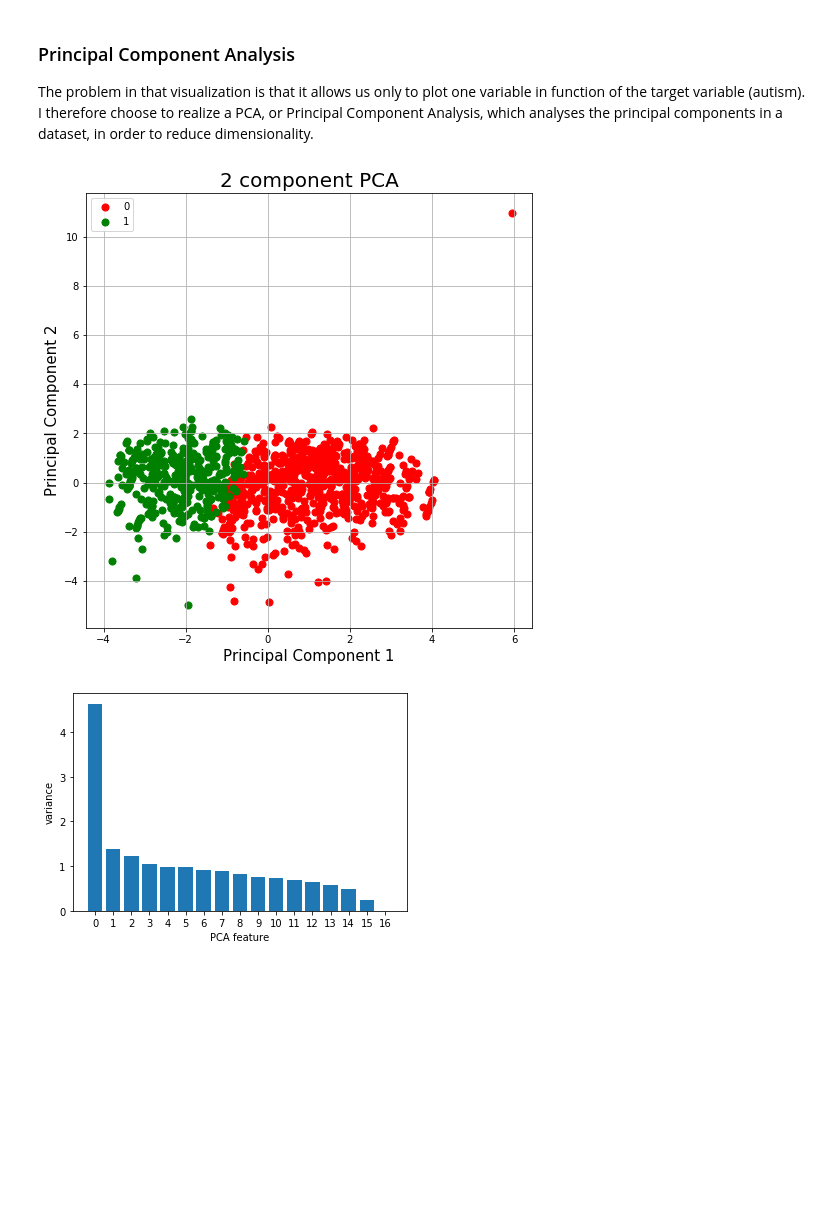
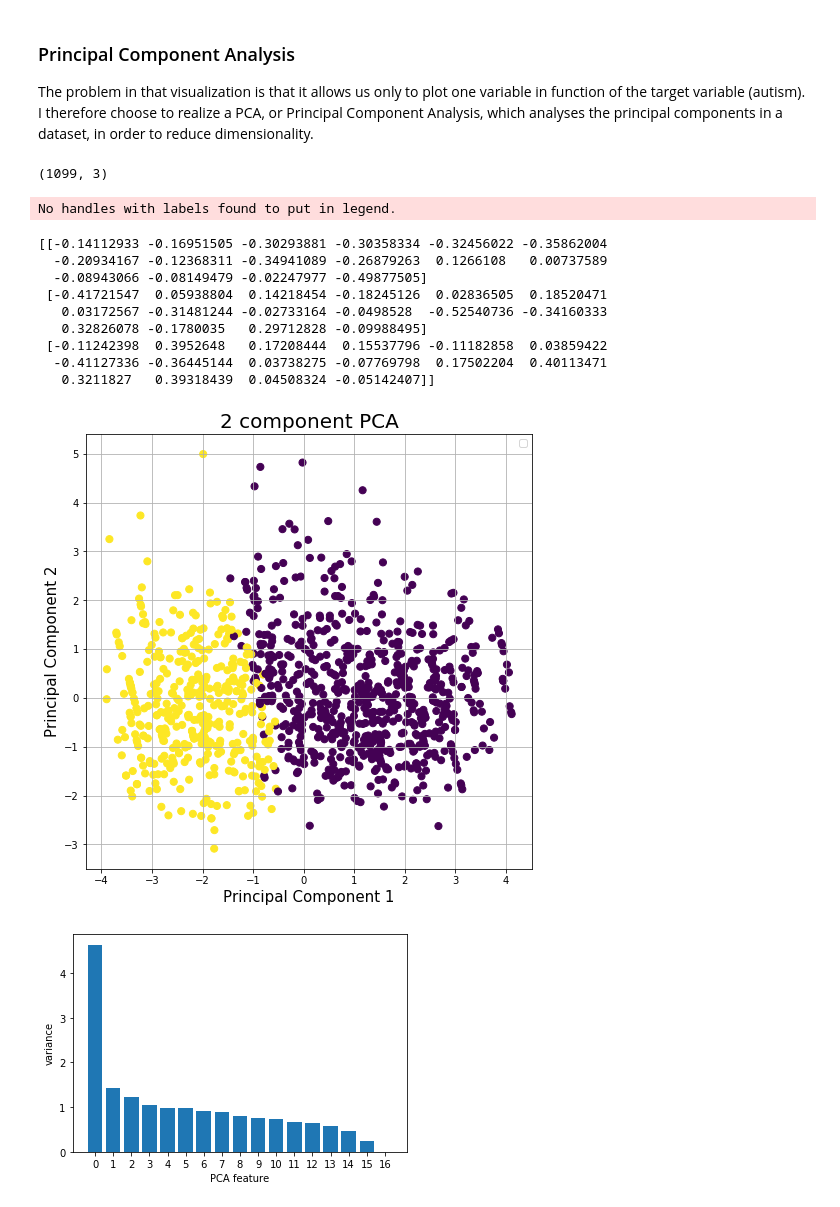
Before and after one commit to clempichon/PCBS_autism, a Jupyter notebook: project.ipynb, the cells around one changed output. Cells and saved outputs as stored; diff of their text form; code cells hidden in the pictures; blank space fills up the shorter version.

```diff
--- a/project.ipynb
+++ b/project.ipynb
@@ -19,19 +21,20 @@ The data is arff files, which contain two parts : one with metadata, and one wit
 We have three different data sets (child, adolescent, adult) that I want to merge into a single one in order to have more observations and therefore better predictions.
 # %%
 # I load the data from the arff file into two files (data and meta) for each data set
-data_child, meta_child =arff.loadarff('Autism-Child-Data.arff')
-data_child=pd.DataFrame(data_child)
+data_child, meta_child = arff.loadarff('Autism-Child-Data.arff')
+data_child = pd.DataFrame(data_child)
 
-data_ado, meta_ado =arff.loadarff('Autism-Adolescent-Data.arff')
-data_ado=pd.DataFrame(data_ado)
+data_ado, meta_ado = arff.loadarff('Autism-Adolescent-Data.arff')
+data_ado = pd.DataFrame(data_ado)
 
-data_adult, meta_adult =arff.loadarff('Autism-Adult-Data.arff')
-data_adult=pd.DataFrame(data_adult)
+data_adult, meta_adult = arff.loadarff('Autism-Adult-Data.arff')
+data_adult = pd.DataFrame(data_adult)
+data_adult = data_adult.drop(52) # That guy was 383 years old..
 
 # I store the names of columns in different lists to check whether we have the same variables
-names_child=list(data_child.columns.values)
-names_ado=list(data_ado.columns.values)
-names_adult=list(data_adult.columns.values)
+names_child = list(data_child.columns.values)
+names_ado = list(data_ado.columns.values)
+names_adult = list(data_adult.columns.values)
 
 # I assert that the variables are the same
 assert names_child==names_ado
@@ -163,36 +166,46 @@ The problem in that visualization is that it allows us only to plot one variable
 scaler = StandardScaler()
 
 # We fit and transform our data relatively to that scaler
-X = scaler.fit_transform(X)
+X_scale = scaler.fit_transform(X)
 
 #We initiate the PCA object with 3 components
 pca = PCA(n_components=3)
 
 # We fit and transform our data with that scaler
-principal_components = pca.fit_transform(X)
+principal_components = pca.fit_transform(X_scale)
 
 # We create a data set with the principal components and the target variable
 final = pd.DataFrame(data = principal_components, columns = ['PC1', 'PC2', 'PC3'])
 final = final.assign(y=analyse[['Class/ASD']].values)
+
+principal_components.shape
+# %% [output]
+(1099, 3)
 # %%
 # Plotting the data in function of the principal components
+print(pca.components_)
 
 fig = plt.figure(figsize = (8,8))
 ax = fig.add_subplot(1,1,1)
 ax.set_xlabel('Principal Component 1', fontsize = 15)
 ax.set_ylabel('Principal Component 2', fontsize = 15)
 ax.set_title('2 component PCA', fontsize = 20)
-targets = [0, 1]
-colors = ['r', 'g']
-for target, color in zip(targets,colors):
-    indicesToKeep = final['y'] == target
-    ax.scatter(final.loc[indicesToKeep, 'PC1'], final.loc[indicesToKeep, 'PC2'], c = color, s = 50)
-ax.legend(targets)
+plt.scatter(principal_components[:,0], principal_components[:,1], c = final['y'], s=50)
+ax.legend()
 ax.grid()
-
 plt.show()
 # %% [output]
+No handles with labels found to put in legend.
+[[-0.14112933 -0.16951505 -0.30293881 -0.30358334 -0.32456022 -0.35862004
+  -0.20934167 -0.12368311 -0.34941089 -0.26879263  0.1266108   0.00737589
+  -0.08943066 -0.08149479 -0.02247977 -0.49877505]
+ [-0.41721547  0.05938804  0.14218454 -0.18245126  0.02836505  0.18520471
+   0.03172567 -0.31481244 -0.02733164 -0.0498528  -0.52540736 -0.34160333
+   0.32826078 -0.1780035   0.29712828 -0.09988495]
+ [-0.11242398  0.3952648   0.17208444  0.15537796 -0.11182858  0.03859422
+  -0.41127336 -0.36445144  0.03738275 -0.07769798  0.17502204  0.40113471
+   0.3211827   0.39318439  0.04508324 -0.05142407]]
-[figure, old version]
+[figure, new version]
 # %%
 
 from sklearn.pipeline import make_pipeline
```
Also changed, not shown: parts of 15 cells of this notebook.
